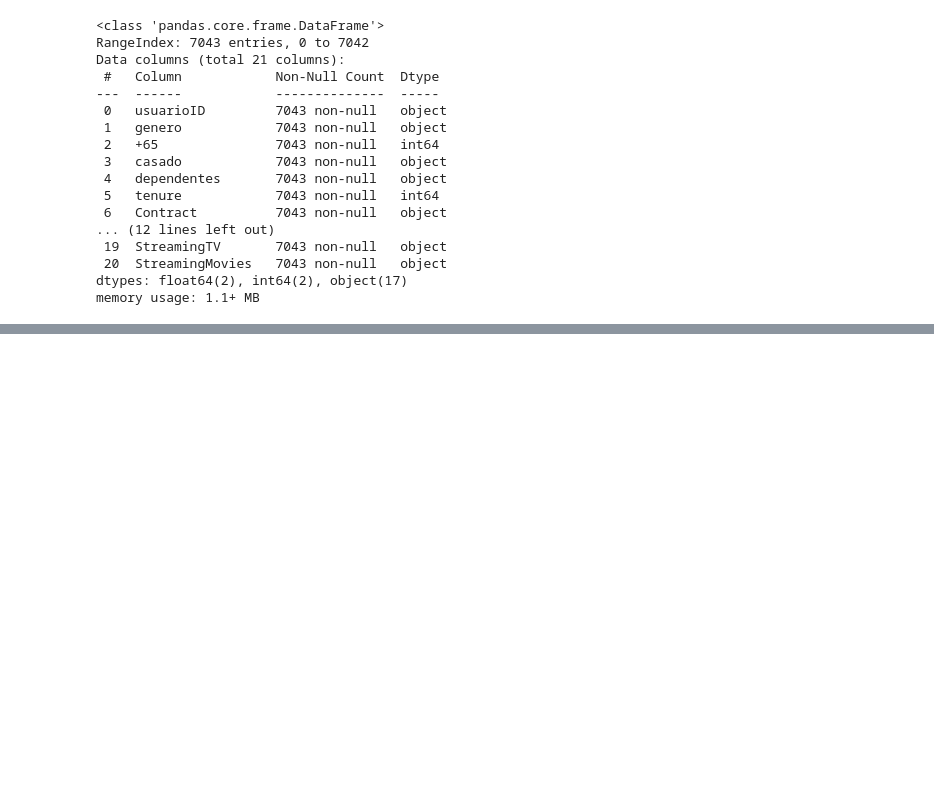
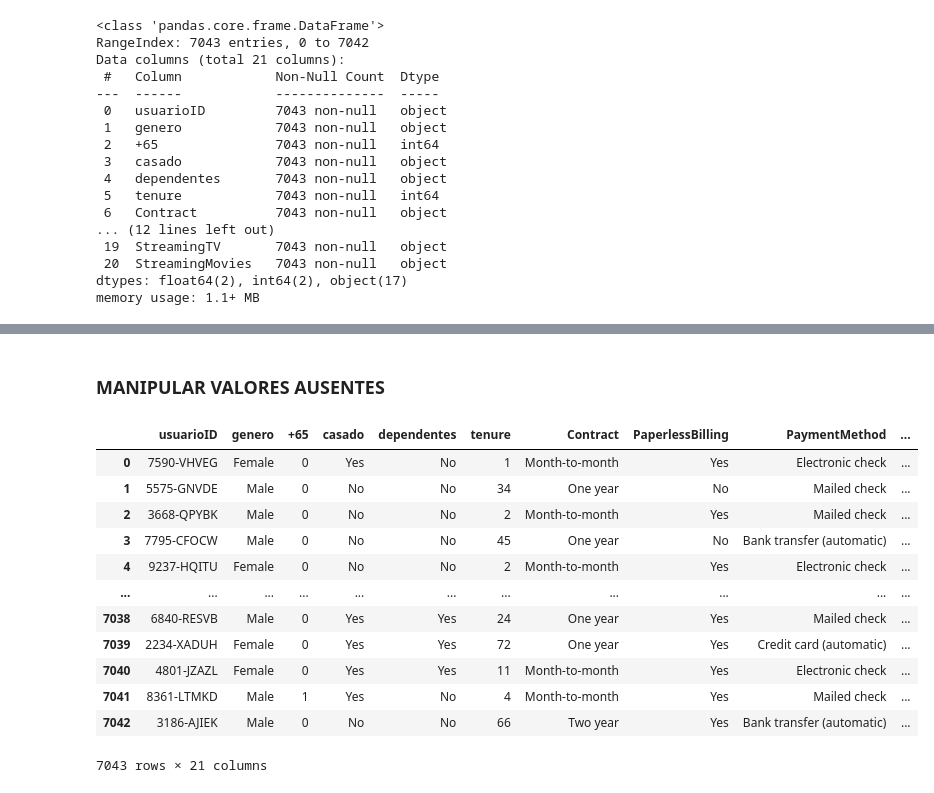
Before and after one commit to PedroElorriaga/AI-Development, a Jupyter notebook: eda/eda_aula1.ipynb, the cells around one changed output, grey strips where cells are left out. Drawn from its saved outputs; the diff is of its cells as text; code cells hidden in the pictures; blank space fills up the shorter version.

Commit message:
Envio 04/04/25: EDA - Manipulando valores vázios

```diff
--- a/eda/eda_aula1.ipynb
+++ b/eda/eda_aula1.ipynb
@@ -203,0 +250,19 @@ memory usage: 1.1+ MB
+# %% [markdown]
+### MANIPULAR VALORES AUSENTES
+# %%
+# TROCANDO OS VALORES NULOS DA COLUNA TOTALCHARGES PARA 0
+dataframe_all_infos.fillna(value={ 'TotalCahrges': 0 })
+# %% [output]
+|  | usuarioID | genero | +65 | casado | dependentes | tenure | Contract | PaperlessBilling | PaymentMethod | ... |
+| 0 | 7590-VHVEG | Female | 0 | Yes | No | 1 | Month-to-month | Yes | Electronic check | ... |
+| 1 | 5575-GNVDE | Male | 0 | No | No | 34 | One year | No | Mailed check | ... |
+| 2 | 3668-QPYBK | Male | 0 | No | No | 2 | Month-to-month | Yes | Mailed check | ... |
+| 3 | 7795-CFOCW | Male | 0 | No | No | 45 | One year | No | Bank transfer (automatic) | ... |
+| 4 | 9237-HQITU | Female | 0 | No | No | 2 | Month-to-month | Yes | Electronic check | ... |
+| ... | ... | ... | ... | ... | ... | ... | ... | ... | ... | ... |
+| 7038 | 6840-RESVB | Male | 0 | Yes | Yes | 24 | One year | Yes | Mailed check | ... |
+| 7039 | 2234-XADUH | Female | 0 | Yes | Yes | 72 | One year | Yes | Credit card (automatic) | ... |
+| 7040 | 4801-JZAZL | Female | 0 | Yes | Yes | 11 | Month-to-month | Yes | Electronic check | ... |
+| 7041 | 8361-LTMKD | Male | 1 | Yes | No | 4 | Month-to-month | Yes | Mailed check | ... |
+| 7042 | 3186-AJIEK | Male | 0 | No | No | 66 | Two year | Yes | Bank transfer (automatic) | ... |
+7043 rows × 21 columns
```
Also changed, not shown: parts of 8 cells of this notebook.
